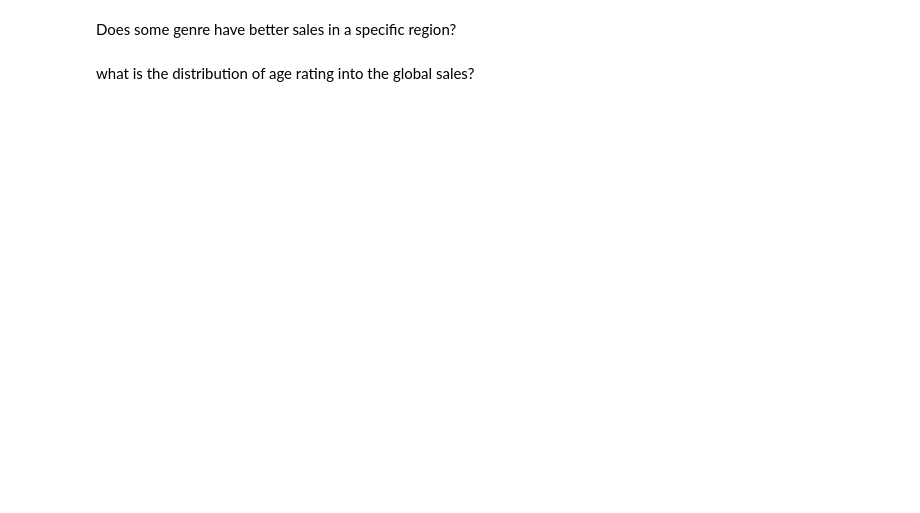
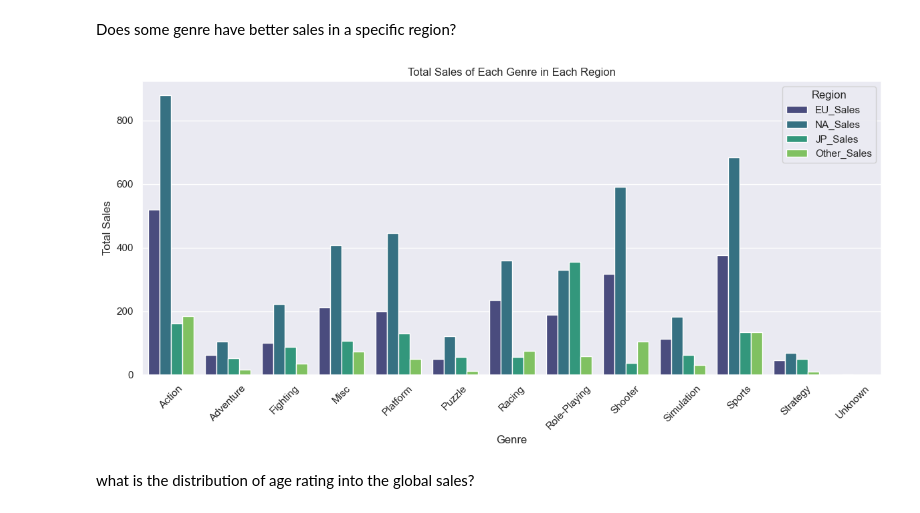
Before and after one commit to Sba23037/CristinaPriolo_DVizHDip_CA1, a Jupyter notebook: CristinaPriolo_DVizHDip_CA1.ipynb, the cells around one changed output. Drawn from its saved outputs; the diff is of its cells as text; code cells hidden in the pictures; blank space fills up the shorter version.

```diff
--- a/CristinaPriolo_DVizHDip_CA1.ipynb
+++ b/CristinaPriolo_DVizHDip_CA1.ipynb
@@ -649,3 +684,21 @@ plt.show()
+# %%
+genre_sales = df.groupby('Genre')[['EU_Sales', 'NA_Sales', 'JP_Sales', 'Other_Sales']].sum().reset_index()
+
+# Melt the DataFrame to have 'Genre' as a column and 'Region' as another column
+genre_sales_melted = genre_sales.melt(id_vars='Genre', var_name='Region', value_name='Total_Sales')
+
+# Create a grouped bar plot
+plt.figure(figsize=(12, 6))
+sns.barplot(data=genre_sales_melted, x='Genre', y='Total_Sales', hue='Region', palette='viridis')
+plt.xlabel('Genre')
+plt.ylabel('Total Sales')
+plt.title('Total Sales of Each Genre in Each Region')
+plt.legend(title='Region', loc='upper right')
+plt.xticks(rotation=45)
+plt.tight_layout()
+plt.show()
+# %% [output]
+[figure, added]
 # %% [markdown]
 what is the distribution of age rating into the global sales?
 # %%
```
Also changed, not shown: parts of 48 cells of this notebook.
